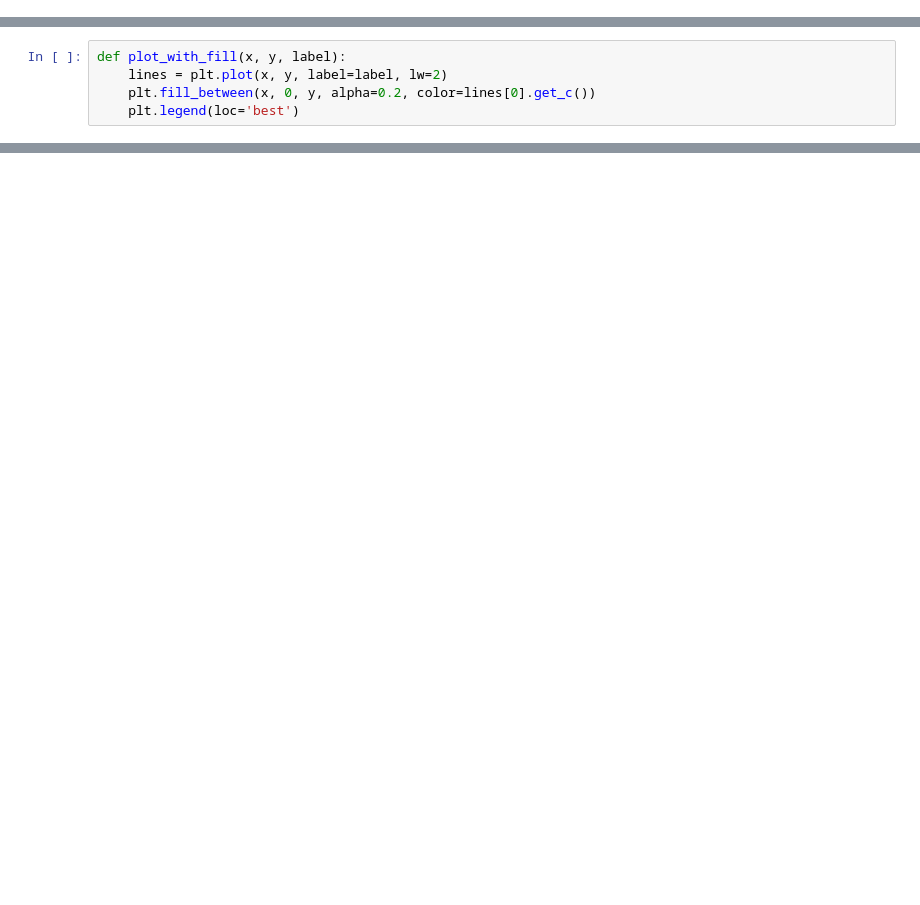
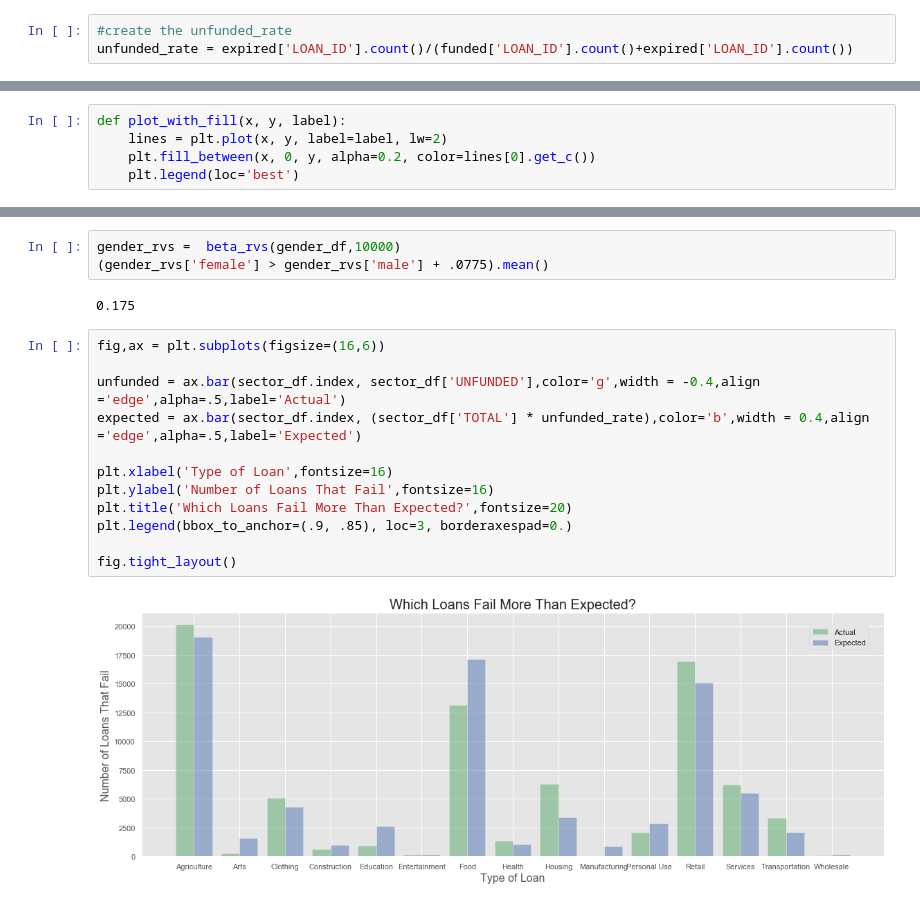
Before and after one commit to emkawong/who-are-the-5-percent-unfunded, a Jupyter notebook: kiva-analysis.ipynb, the cells around one changed output, grey strips where cells are left out. Drawn from its saved outputs; the diff is of its cells as text; blank space fills up the shorter version.

```diff
--- a/kiva-analysis.ipynb
+++ b/kiva-analysis.ipynb
@@ -75,0 +40,3 @@ sector_expected = sector_pivot['expected'].reset_index()
+# %%
+#create the unfunded_rate
+unfunded_rate = expired['LOAN_ID'].count()/(funded['LOAN_ID'].count()+expired['LOAN_ID'].count())
@@ -134,3 +178,22 @@ fig.tight_layout()
+# %%
+gender_rvs =  beta_rvs(gender_df,10000)
+(gender_rvs['female'] > gender_rvs['male'] + .0775).mean()
+# %% [output]
+0.175
+# %%
+fig,ax = plt.subplots(figsize=(16,6))
+
+unfunded = ax.bar(sector_df.index, sector_df['UNFUNDED'],color='g',width = -0.4,align ='edge',alpha=.5,label='Actual')
+expected = ax.bar(sector_df.index, (sector_df['TOTAL'] * unfunded_rate),color='b',width = 0.4,align ='edge',alpha=.5,label='Expected')
+
+plt.xlabel('Type of Loan',fontsize=16)
+plt.ylabel('Number of Loans That Fail',fontsize=16)
+plt.title('Which Loans Fail More Than Expected?',fontsize=20)
+plt.legend(bbox_to_anchor=(.9, .85), loc=3, borderaxespad=0.)
+
+fig.tight_layout()
+# %% [output]
+[figure, added]
 # %%
 fig,ax = plt.subplots(figsize=(14,5))
 x = np.arange(0,1.1,.0001)
```
Also changed, not shown: parts of 30 cells of this notebook.
